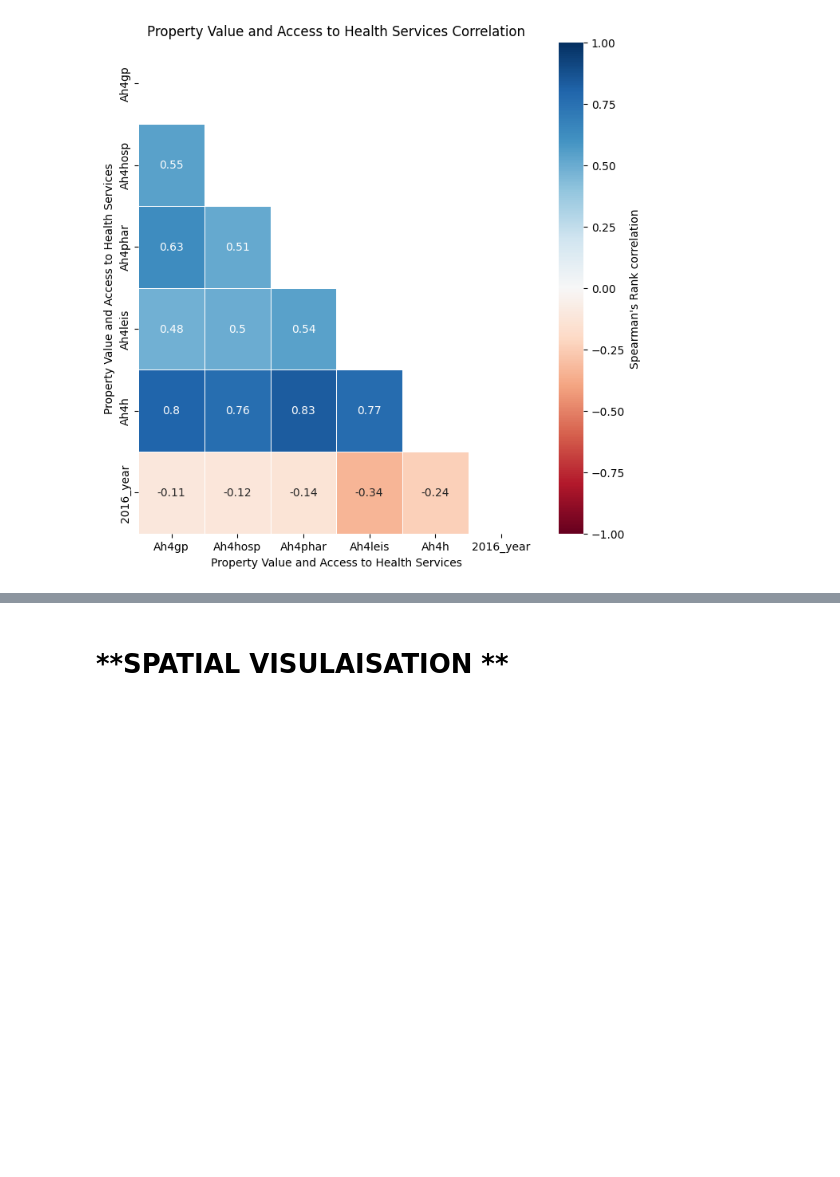
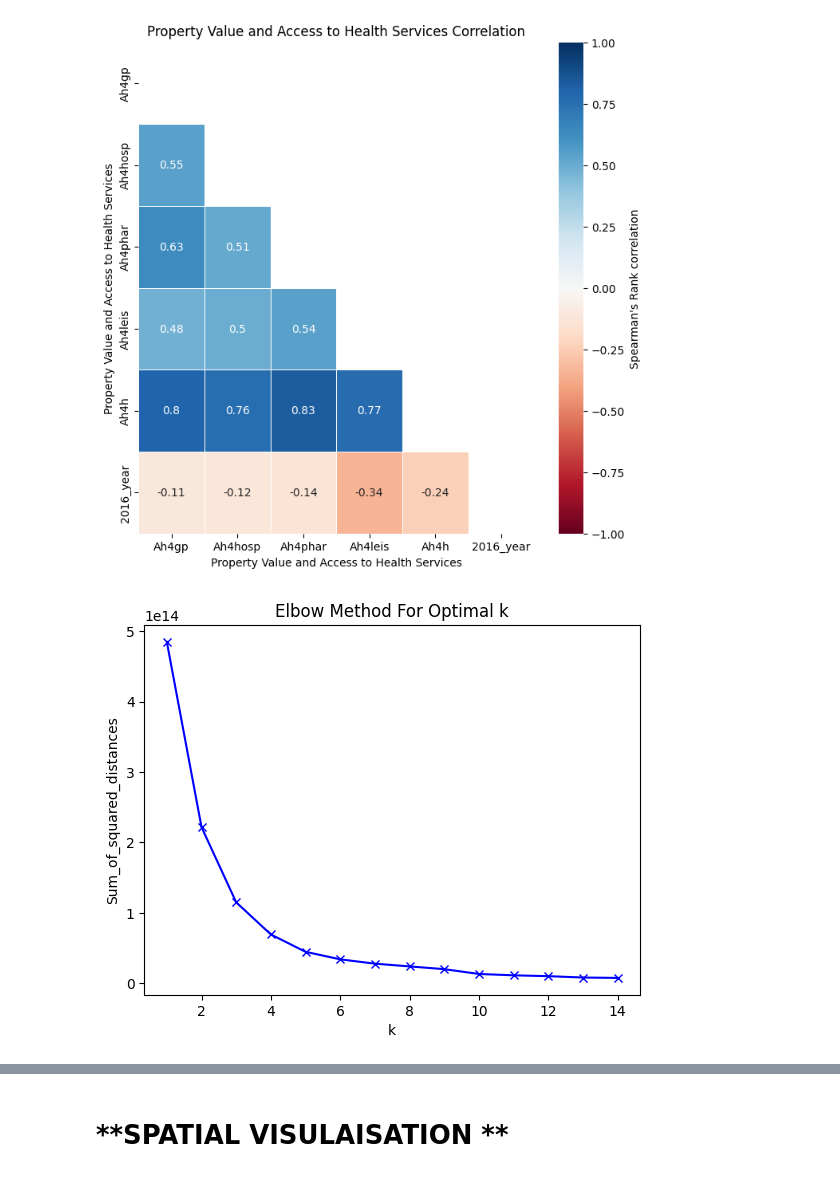
Before and after one commit to Jonathan-C-Barrett/GEOG5990M, a Jupyter notebook: GEOG5003M_Final_Project_template.ipynb, the cells around one changed output, grey strips where cells are left out. Saved outputs shown, nothing was run; the diff lists cells and outputs as text; code cells hidden in the pictures; blank space fills up the shorter version.

```diff
--- a/GEOG5003M_Final_Project_template.ipynb
+++ b/GEOG5003M_Final_Project_template.ipynb
@@ -393,3 +395,27 @@ ax.set(xlabel="Property Value and Access to Health Services",
       title ='Property Value and Access to Health Services Correlation' );
 # %% [output]
 [figure]
+# %%
+# create an empty list to fill with values later
+Sum_of_squared_distances = []
+
+# get a range of numbers from 1 to 15
+K = range(1,15)
+#for each number in the range 1 to 15
+for k in K:
+    # create a k-means model with that number of clusters
+    # set random state
+    km = cluster.KMeans(n_clusters=k, init="random", random_state=123)
+    # fit the model using the variables of interest (in this case the 7 PPFI domain deciles)
+    km = km.fit(health_prop[['ah4gp', 'ah4hosp', 'ah4phar', 'ah4leis', 'ah4h','2016_year']].values)
+    # calculate the sum of the squared distances and add this to the 'Sum_of_squared_distances' list we created earlier
+    Sum_of_squared_distances.append(km.inertia_)
+
+# plot the sum of squared distances against the number of clusters
+plt.plot(K, Sum_of_squared_distances, 'bx-')
+plt.xlabel('k')
+plt.ylabel('Sum_of_squared_distances')
+plt.title('Elbow Method For Optimal k')
+plt.show()
+# %% [output]
+[figure, added]
```
Also changed, not shown: parts of 6 cells of this notebook.
